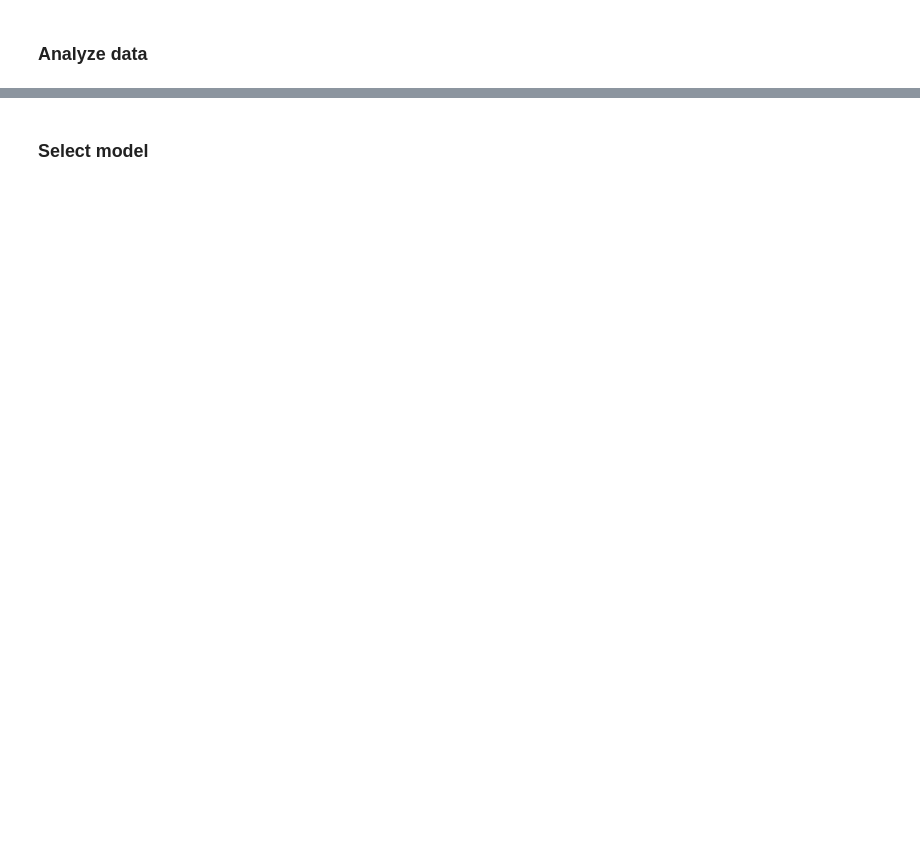
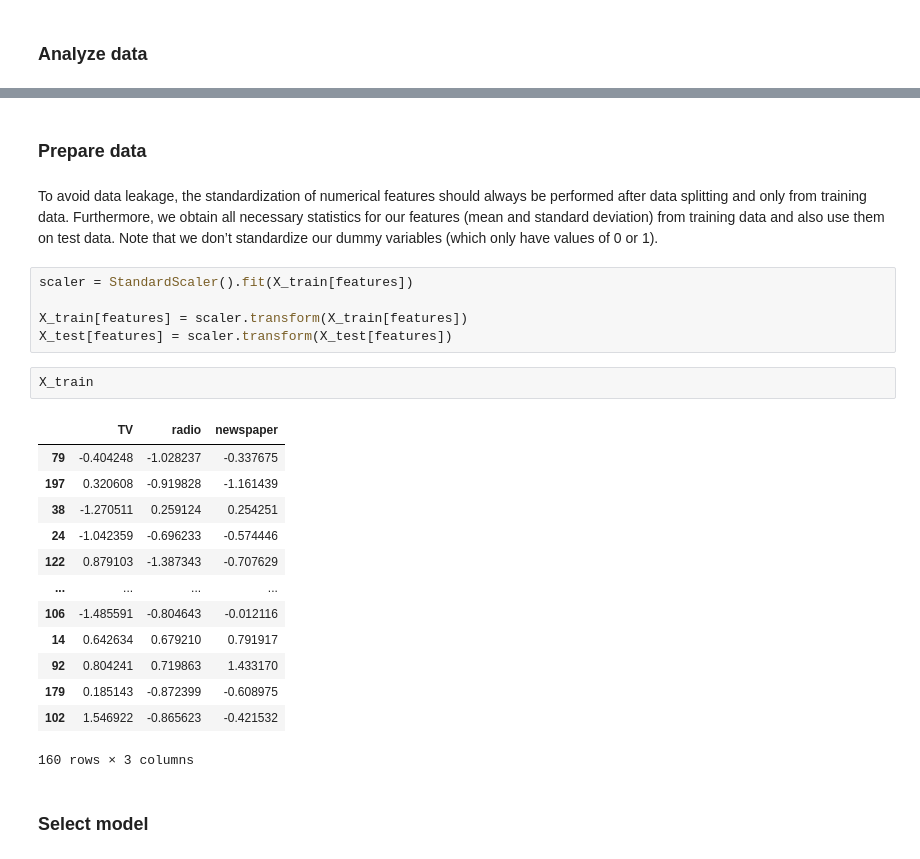
Before and after one commit to kirenz/eda, a Jupyter notebook: ims/08d-1-selection.ipynb, the cells around one changed output, grey strips where cells are left out. Drawn from its saved outputs; the diff is of its cells as text; blank space fills up the shorter version.

```diff
--- a/ims/08d-1-selection.ipynb
+++ b/ims/08d-1-selection.ipynb
@@ -128,2 +147,27 @@ corr.style.background_gradient(cmap='Blues')
+# %% [markdown]
+### Prepare data
+# %% [markdown]
+To avoid data leakage, the standardization of numerical features should always be performed after data splitting and only from training data. Furthermore, we obtain all necessary statistics for our features (mean and standard deviation) from training data and also use them on test data. Note that we don’t standardize our dummy variables (which only have values of 0 or 1).
+# %%
+scaler = StandardScaler().fit(X_train[features])
+
+X_train[features] = scaler.transform(X_train[features])
+X_test[features] = scaler.transform(X_test[features])
+# %%
+X_train
+# %% [output]
+|  | TV | radio | newspaper |
+| 79 | -0.404248 | -1.028237 | -0.337675 |
+| 197 | 0.320608 | -0.919828 | -1.161439 |
+| 38 | -1.270511 | 0.259124 | 0.254251 |
+| 24 | -1.042359 | -0.696233 | -0.574446 |
+| 122 | 0.879103 | -1.387343 | -0.707629 |
+| ... | ... | ... | ... |
+| 106 | -1.485591 | -0.804643 | -0.012116 |
+| 14 | 0.642634 | 0.679210 | 0.791917 |
+| 92 | 0.804241 | 0.719863 | 1.433170 |
+| 179 | 0.185143 | -0.872399 | -0.608975 |
+| 102 | 1.546922 | -0.865623 | -0.421532 |
+160 rows × 3 columns
 # %% [markdown]
 ### Select model
```
Also changed, not shown: parts of 29 cells of this notebook.
